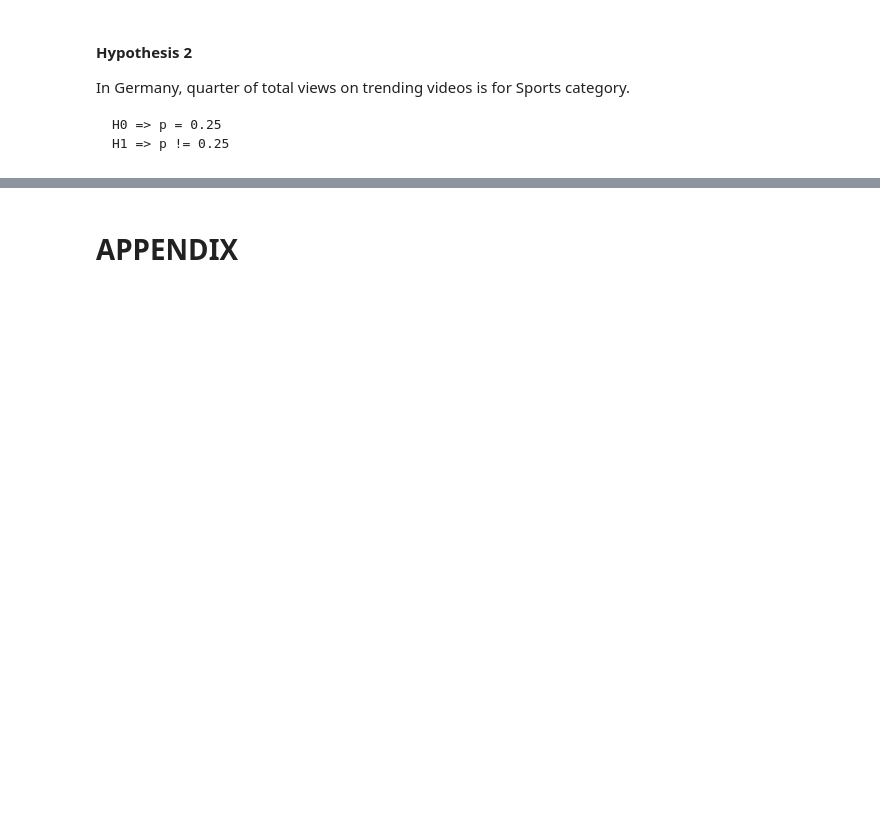
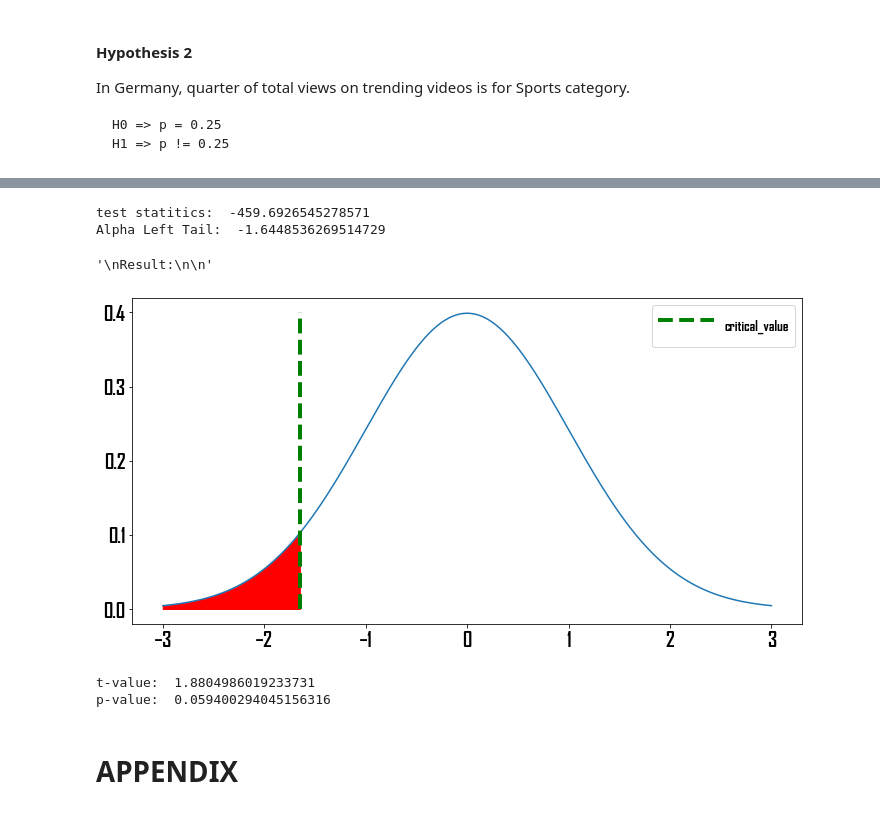
Before and after one commit to gorkemguneser/Youtube-Trending-Videos-Statistical-Analysis, a Jupyter notebook: code/YouTube Trending Videos Statistical Analysis.ipynb, the cells around one changed output, grey strips where cells are left out. Saved outputs shown, nothing was run; the diff lists cells and outputs as text; code cells hidden in the pictures; blank space fills up the shorter version.

```diff
--- a/code/YouTube Trending Videos Statistical Analysis.ipynb
+++ b/code/YouTube Trending Videos Statistical Analysis.ipynb
@@ -939,2 +975,47 @@ Null hytpothesis is rejected.
+# %%
+confidence_level = 0.95
+alpha = 1- confidence_level
+sample_proportion = (data_gb_unique_music["view_count"].sum()/
+                     data_gb_unique["view_count"].sum())#*100
+mu_proportion = 0.5
+sample_size = len(data_gb_unique)
+
+z = (sample_proportion-mu_proportion) / np.sqrt((0.05*0.05)/sample_size)
+print("test statitics: ",z)
+
+
+# One-sided hypothesis testing
+
+normal = norm(loc = 0, scale = 1)
+alpha_left = 0.05
+alpha_left = normal.ppf(alpha_left)
+print("Alpha Left Tail: ",alpha_left)
+
+
+plt.rcParams["figure.figsize"]=(12,6)
+fig, ax = plt.subplots(1,1)
+x = np.linspace(-3,3,1000)
+y = normal.pdf(x)
+ax.plot(x,y)
+plt.plot([alpha_left, alpha_left], [0, 0.4], 'k--', lw=4, color='green',label="critical_value")
+plt.legend(loc="best",prop={"size":14})
+plt.fill_between(x,y, where = x <=alpha_left, color='r')
+
+'''
+Result:
+
+'''
+# %% [output]
+test statitics:  -459.6926545278571
+Alpha Left Tail:  -1.6448536269514729
+'\nResult:\n\n'
+[figure, added]
+# %%
+t,p = stats.ttest_1samp(data_jp_unique_science_tech["view_count"], mu_proportion)
+print("t-value: ",t)
+print("p-value: ",p/2) # Divide by two since one-tailed.
+# %% [output]
+t-value:  1.8804986019233731
+p-value:  0.059400294045156316
 # %% [markdown]
 # APPENDIX
```
Also changed, not shown: parts of 30 cells of this notebook.
